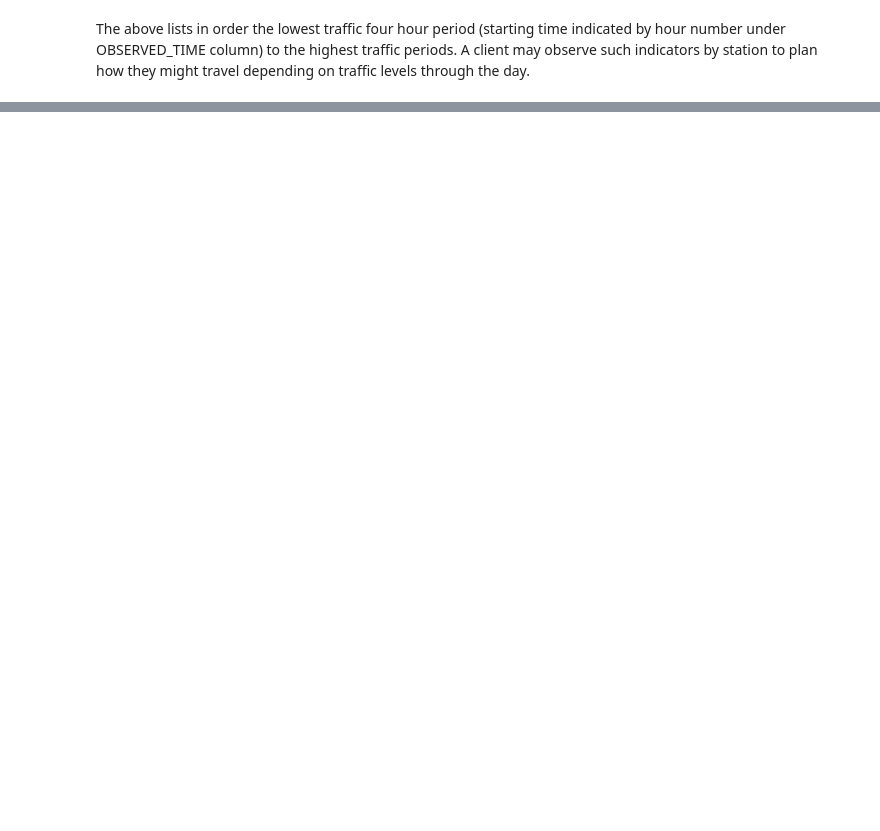
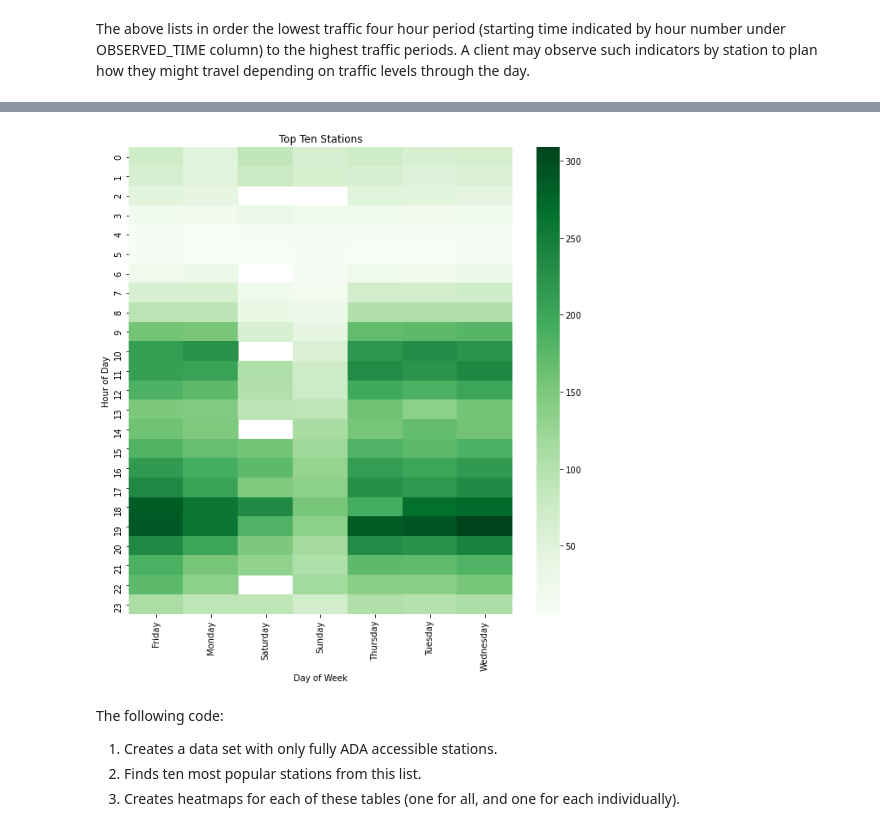
Before and after one commit to mehiks11/MTA_Reduced_Risk_Travel, a Jupyter notebook: Metis_MTA_Project_Code.ipynb, the cells around one changed output, grey strips where cells are left out. Cells and saved outputs as stored; diff of their text form; code cells hidden in the pictures; blank space fills up the shorter version.

```diff
--- a/Metis_MTA_Project_Code.ipynb
+++ b/Metis_MTA_Project_Code.ipynb
@@ -321,0 +387,32 @@ sns.barplot(x = means_59_st.OBSERVED_TIME,
+# %%
+#2 Create a data frame with these stations
+station_34_st_penn=ADA_df[ADA_df['STATION']=='34 ST-PENN STA']
+station_34_st_herald=ADA_df[ADA_df['STATION']=='34 ST-HERALD SQ']
+station_86_st=ADA_df[ADA_df['STATION']=='86 ST']
+station_125_st=ADA_df[ADA_df['STATION']=='125 ST']
+station_42_st=ADA_df[ADA_df['STATION']=='42 ST-PORT AUTH']
+station_14_st=ADA_df[ADA_df['STATION']=='14 ST-UNION SQ']
+station_grd_cntrl=ADA_df[ADA_df['STATION']=='GRD CNTRL-42 ST']
+station_23_st=ADA_df[ADA_df['STATION']=='23 ST']
+station_59_st=ADA_df[ADA_df['STATION']=='59 ST']
+station_flushing=ADA_df[ADA_df['STATION']=='FLUSHING-MAIN']
+
+top10=pd.concat([station_34_st_penn,station_34_st_herald,station_86_st,station_125_st,station_42_st,station_14_st,station_grd_cntrl,station_23_st,station_59_st,station_flushing])
+# top10.info()
+# %%
+piv_top10=pd.pivot_table(data=top10,index=top10.OBSERVED_TIME.dt.hour, columns=top10.OBSERVED_TIME.dt.day_name(), values=['ACTIVITY'])
+# %%
+plt.figure(figsize = [10,10])
+y_labels=[0,3,4,6,7,8,9,11,12,15,16,18,19,20,23]
+x_labels= ["Friday", "Monday", "Saturday", "Sunday", "Thursday", "Tuesday","Wednesday"]
+sns.heatmap(piv_top10,cmap='Greens').set(title="Top Ten Stations", xlabel="Day of Week",ylabel="Hour of Day",xticklabels=x_labels)
+
+
+plt.savefig("Top Ten Stations Heatmap.png")
+# %% [output]
+[figure, added]
+# %% [markdown]
+The following code:
+1. Creates a data set with only fully ADA accessible stations.
+2. Finds ten most popular stations from this list.
+3. Creates heatmaps for each of these tables (one for all, and one for each individually).
```
Also changed, not shown: parts of 38 cells of this notebook, 10 other files.
